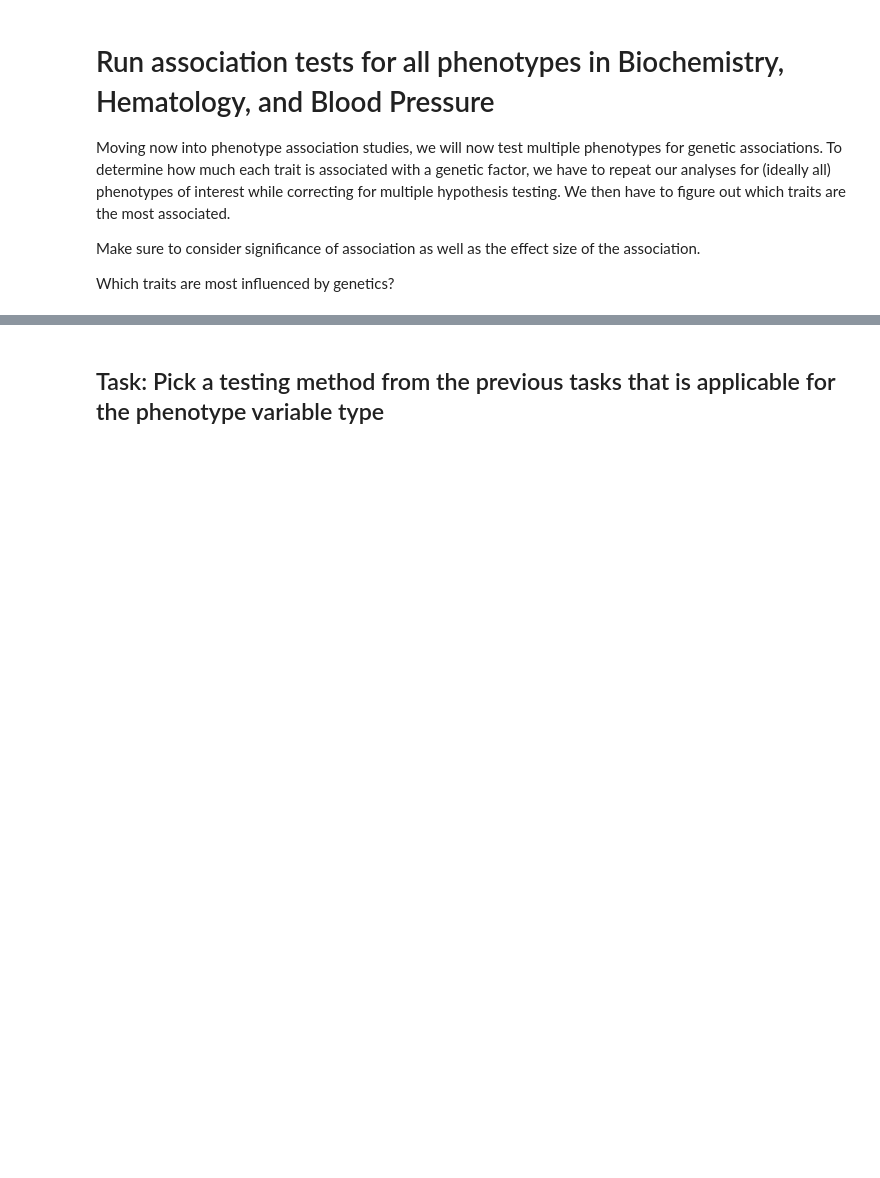
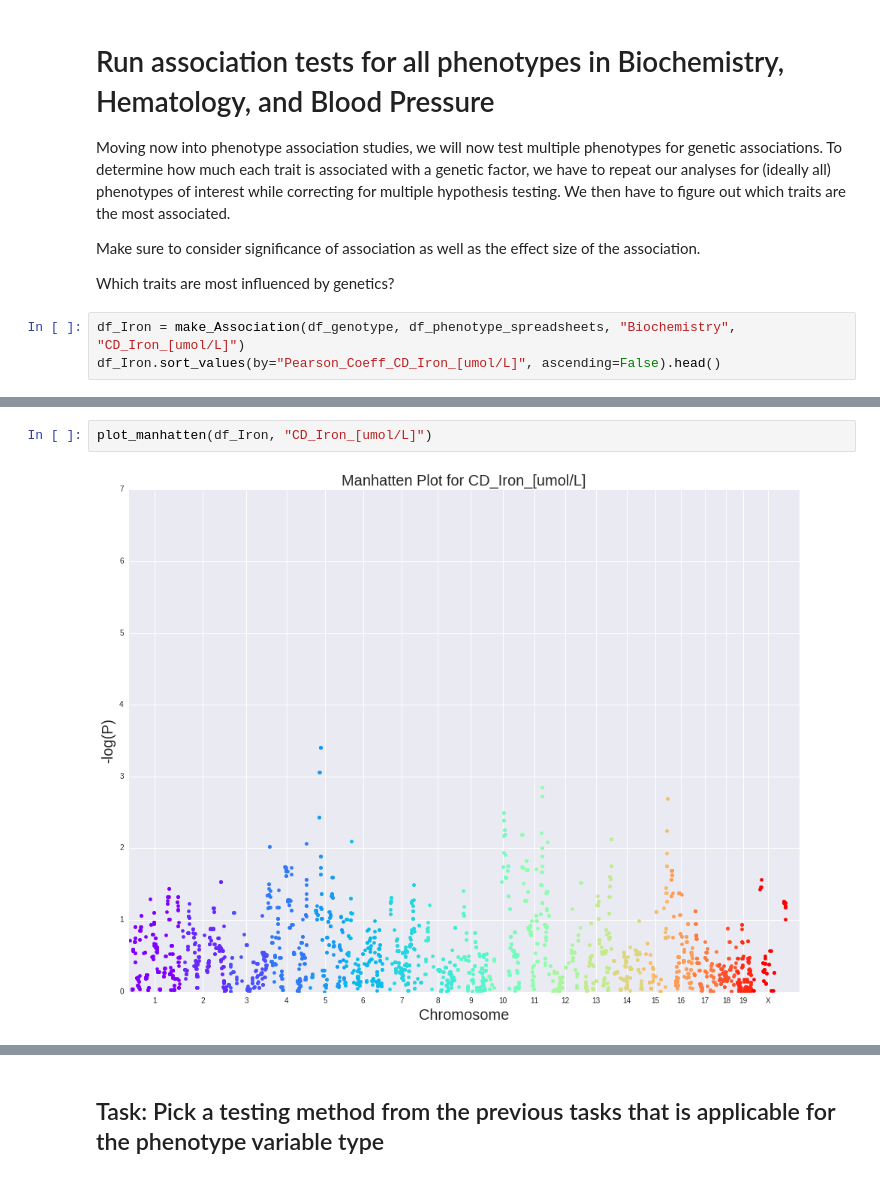
Before and after one commit to MeeNot/Integrated_Bioinformatics, a Jupyter notebook: notebooks/Day3_GWAS_part1.ipynb, the cells around one changed output, grey strips where cells are left out. Saved outputs shown, nothing was run; the diff lists cells and outputs as text; blank space fills up the shorter version.

```diff
--- a/notebooks/Day3_GWAS_part1.ipynb
+++ b/notebooks/Day3_GWAS_part1.ipynb
@@ -780,3 +819,6 @@ Moving now into phenotype association studies, we will now test multiple phenoty
 Make sure to consider significance of association as well as the effect size of the association.
 
 Which traits are most influenced by genetics?
+# %%
+df_Iron = make_Association(df_genotype, df_phenotype_spreadsheets, "Biochemistry", "CD_Iron_[umol/L]")
+df_Iron.sort_values(by="Pearson_Coeff_CD_Iron_[umol/L]", ascending=False).head()
@@ -782,0 +833,4 @@ Which traits are most influenced by genetics?
+# %%
+plot_manhatten(df_Iron, "CD_Iron_[umol/L]")
+# %% [output]
+[figure, added]
```
Also changed, not shown: parts of 35 cells of this notebook.
